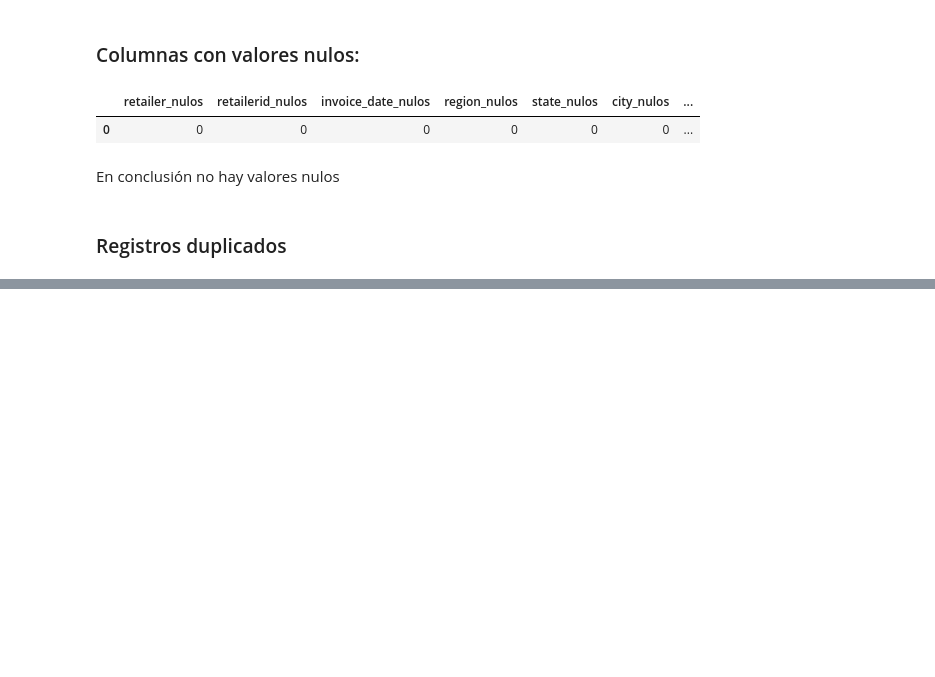
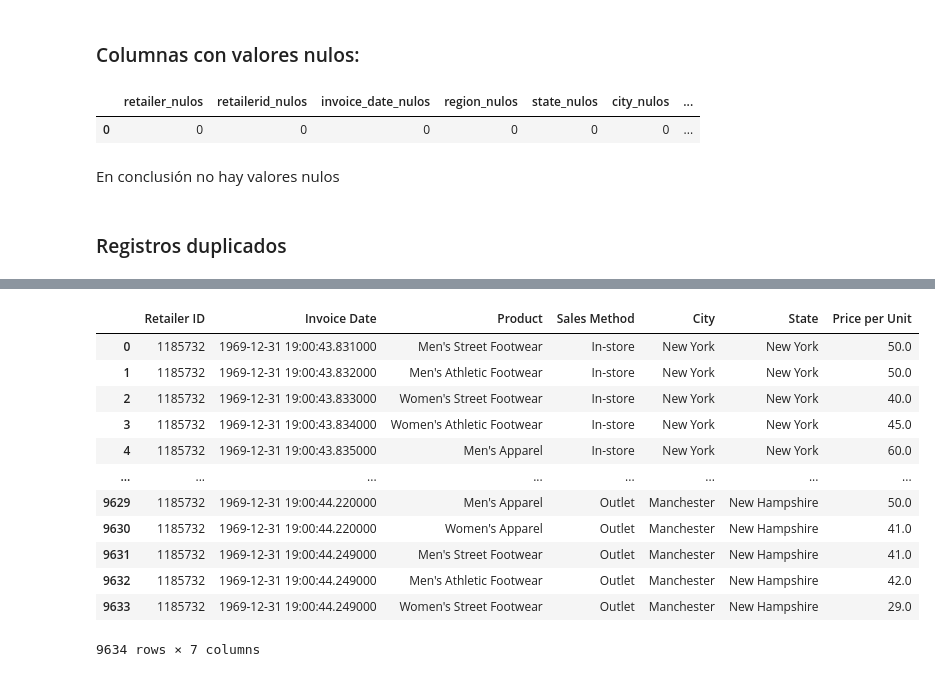
Before and after one commit to Dilmer-Rojas/Ventas_Adidas, a Jupyter notebook: notebooks/1.eda_rapido.ipynb, the cells around one changed output, grey strips where cells are left out. Saved outputs shown, nothing was run; the diff lists cells and outputs as text; code cells hidden in the pictures; blank space fills up the shorter version.

```diff
--- a/notebooks/1.eda_rapido.ipynb
+++ b/notebooks/1.eda_rapido.ipynb
@@ -120,0 +153,21 @@ En conclusión no hay valores nulos
+# %%
+consulta = """
+            SELECT DISTINCT `Retailer ID`, `Invoice Date`, Product, `Sales Method`, City, State, `Price per Unit`
+            FROM ventas_adidas;
+           """
+valores_distintos = pd.read_sql_query(consulta, conn)
+valores_distintos
+# %% [output]
+|  | Retailer ID | Invoice Date | Product | Sales Method | City | State | Price per Unit |
+| 0 | 1185732 | 1969-12-31 19:00:43.831000 | Men's Street Footwear | In-store | New York | New York | 50.0 |
+| 1 | 1185732 | 1969-12-31 19:00:43.832000 | Men's Athletic Footwear | In-store | New York | New York | 50.0 |
+| 2 | 1185732 | 1969-12-31 19:00:43.833000 | Women's Street Footwear | In-store | New York | New York | 40.0 |
+| 3 | 1185732 | 1969-12-31 19:00:43.834000 | Women's Athletic Footwear | In-store | New York | New York | 45.0 |
+| 4 | 1185732 | 1969-12-31 19:00:43.835000 | Men's Apparel | In-store | New York | New York | 60.0 |
+| ... | ... | ... | ... | ... | ... | ... | ... |
+| 9629 | 1185732 | 1969-12-31 19:00:44.220000 | Men's Apparel | Outlet | Manchester | New Hampshire | 50.0 |
+| 9630 | 1185732 | 1969-12-31 19:00:44.220000 | Women's Apparel | Outlet | Manchester | New Hampshire | 41.0 |
+| 9631 | 1185732 | 1969-12-31 19:00:44.249000 | Men's Street Footwear | Outlet | Manchester | New Hampshire | 41.0 |
+| 9632 | 1185732 | 1969-12-31 19:00:44.249000 | Men's Athletic Footwear | Outlet | Manchester | New Hampshire | 42.0 |
+| 9633 | 1185732 | 1969-12-31 19:00:44.249000 | Women's Street Footwear | Outlet | Manchester | New Hampshire | 29.0 |
+9634 rows × 7 columns
```
Also changed, not shown: parts of 1 cell of this notebook.
